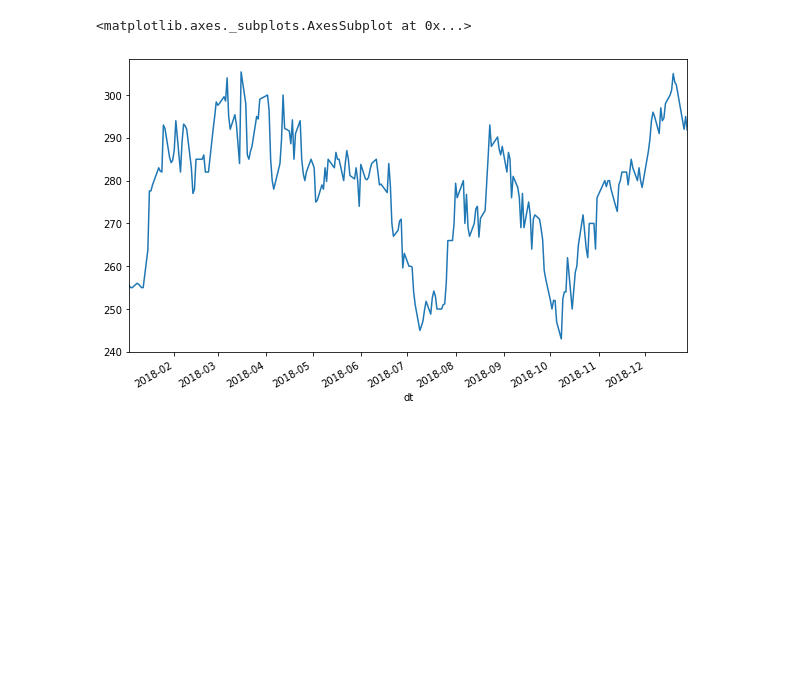
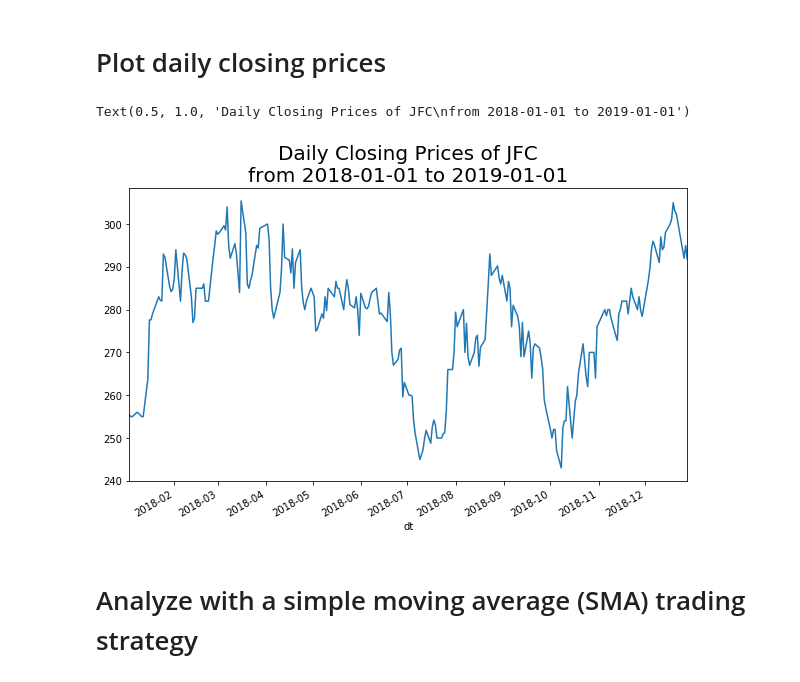
Before and after one commit to enzoampil/fastquant, a Jupyter notebook: examples/psequant_demo.ipynb, the cells around one changed output. Drawn from its saved outputs; the diff is of its cells as text; code cells hidden in the pictures; blank space fills up the shorter version.

```diff
--- a/examples/psequant_demo.ipynb
+++ b/examples/psequant_demo.ipynb
@@ -34,8 +36,14 @@ Reading stock_table.csv ...
 | 2018-01-05 | 255.6 | 257.4 | 255.0 | 255.0 | 242201952.0 |
 | 2018-01-08 | 257.4 | 259.0 | 253.4 | 256.0 | 216069242.0 |
 | 2018-01-09 | 256.0 | 258.0 | 255.0 | 255.8 | 250188588.0 |
-# %%
-df.close.plot(figsize=(10, 6))
-# %% [output]
-<matplotlib.axes._subplots.AxesSubplot at 0x...>
-[figure, removed]
+# %% [markdown]
+# Plot daily closing prices
+# %%
+from matplotlib import pyplot as plt
+df.close.plot(figsize=(10, 6))
+plt.title("Daily Closing Prices of JFC\nfrom 2018-01-01 to 2019-01-01", fontsize=20)
+# %% [output]
+Text(0.5, 1.0, 'Daily Closing Prices of JFC\nfrom 2018-01-01 to 2019-01-01')
+[figure, added]
+# %% [markdown]
+# Analyze with a simple moving average (SMA) trading strategy
```
Also changed, not shown: parts of 5 cells of this notebook.
